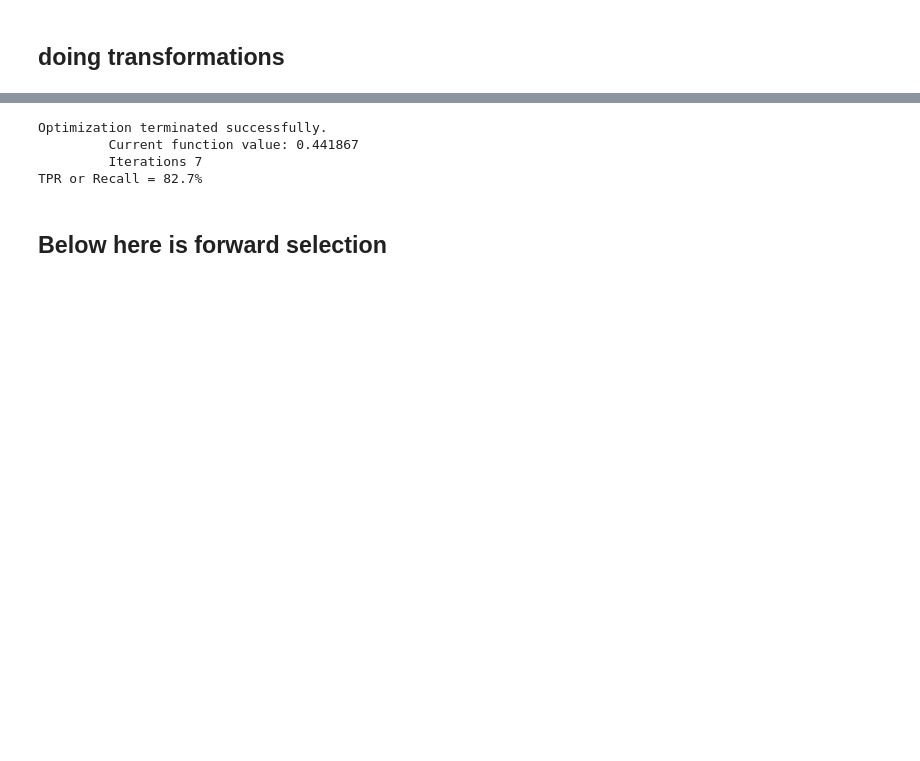
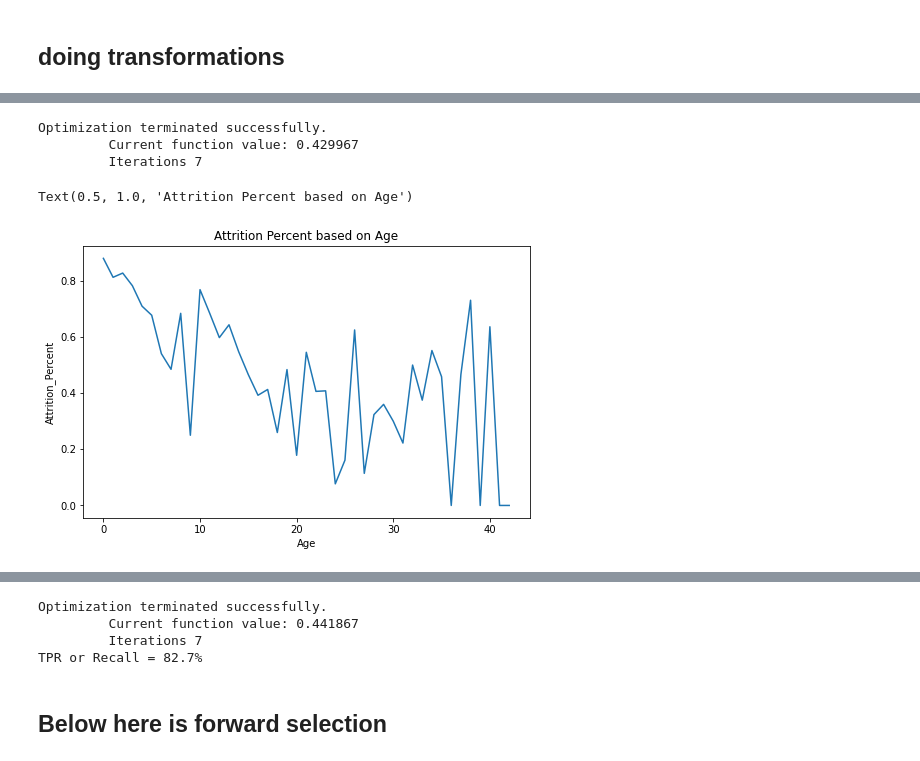
Before and after one commit to catherineerickson/Attrition-Project, a Jupyter notebook: Improved_Model (final pre presentation)-Copy1.ipynb, the cells around one changed output, grey strips where cells are left out. Drawn from its saved outputs; the diff is of its cells as text; code cells hidden in the pictures; blank space fills up the shorter version.

```diff
--- a/Improved_Model (final pre presentation)-Copy1.ipynb
+++ b/Improved_Model (final pre presentation)-Copy1.ipynb
@@ -700,8 +689,0 @@ test
-# %%
-"""
-X_backup = X_train_resampled.copy()
-for combo in itertools.combinations(X_backup.columns, 2):
-    train['_'.join(combo)] = train[combo[0]]*train[combo[1]]
-    test['_'.join(combo)] = test[combo[0]]*test[combo[1]]
-    X_train_resampled.loc[:,'_'.join(combo)] = train.loc[:,'_'.join(combo)]
-"""
@@ -713,0 +720,14 @@ for combo in itertools.combinations(X_backup.columns, 2):
+# %%
+log_model = sm.logit(formula = formula, data = train).fit()
+# %% [output]
+Optimization terminated successfully.
+         Current function value: 0.429967
+         Iterations 7
+# %%
+JobLevel_data = train.groupby('Age')['Attrition_Yes'].agg([('Attrition_Percent','mean'),('count','count')]).reset_index(drop=False)
+sns.lineplot(x = JobLevel_data.index, y= JobLevel_data['Attrition_Percent'])
+plt.xlabel('Age')
+plt.title("Attrition Percent based on Age")
+# %% [output]
+Text(0.5, 1.0, 'Attrition Percent based on Age')
+[figure, added]
```
Also changed, not shown: parts of 43 cells of this notebook.
